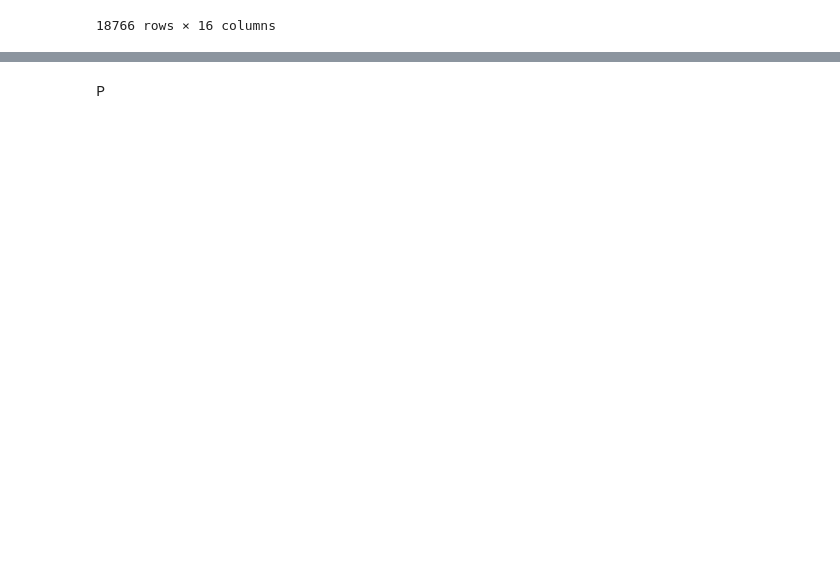
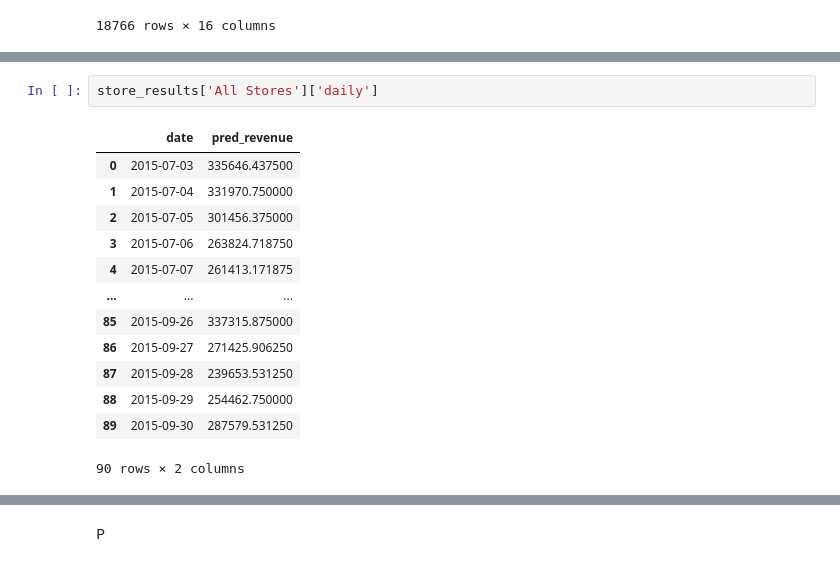
Before and after one commit to davidavivb/AdvancedML_Project, a Jupyter notebook: project.ipynb, the cells around one changed output, grey strips where cells are left out. Saved outputs shown, nothing was run; the diff lists cells and outputs as text; blank space fills up the shorter version.

```diff
--- a/project.ipynb
+++ b/project.ipynb
@@ -141,0 +240,16 @@ daily_model
+# %%
+store_results['All Stores']['daily']
+# %% [output]
+|  | date | pred_revenue |
+| 0 | 2015-07-03 | 335646.437500 |
+| 1 | 2015-07-04 | 331970.750000 |
+| 2 | 2015-07-05 | 301456.375000 |
+| 3 | 2015-07-06 | 263824.718750 |
+| 4 | 2015-07-07 | 261413.171875 |
+| ... | ... | ... |
+| 85 | 2015-09-26 | 337315.875000 |
+| 86 | 2015-09-27 | 271425.906250 |
+| 87 | 2015-09-28 | 239653.531250 |
+| 88 | 2015-09-29 | 254462.750000 |
+| 89 | 2015-09-30 | 287579.531250 |
+90 rows × 2 columns
```
Also changed, not shown: parts of 7 cells of this notebook.
